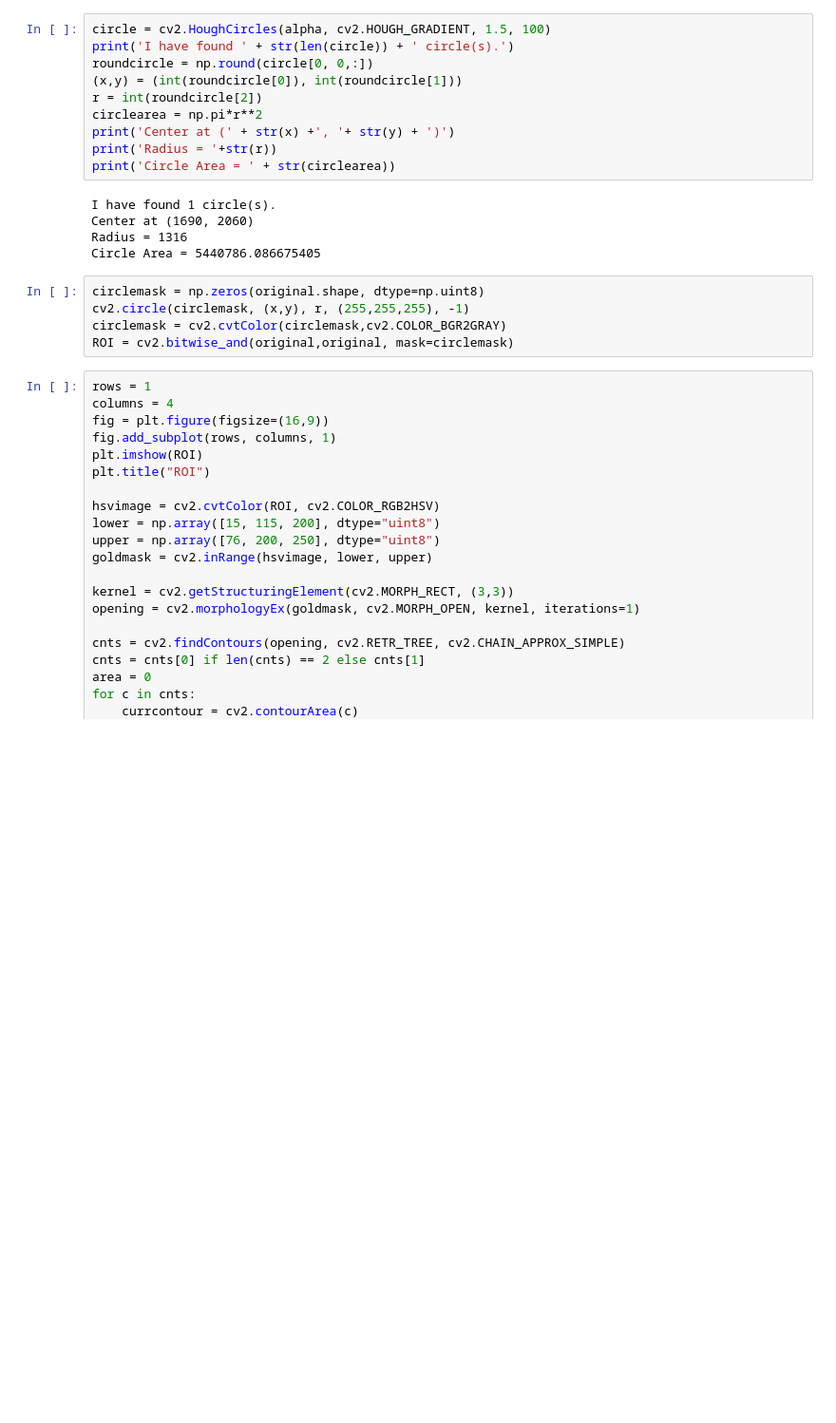
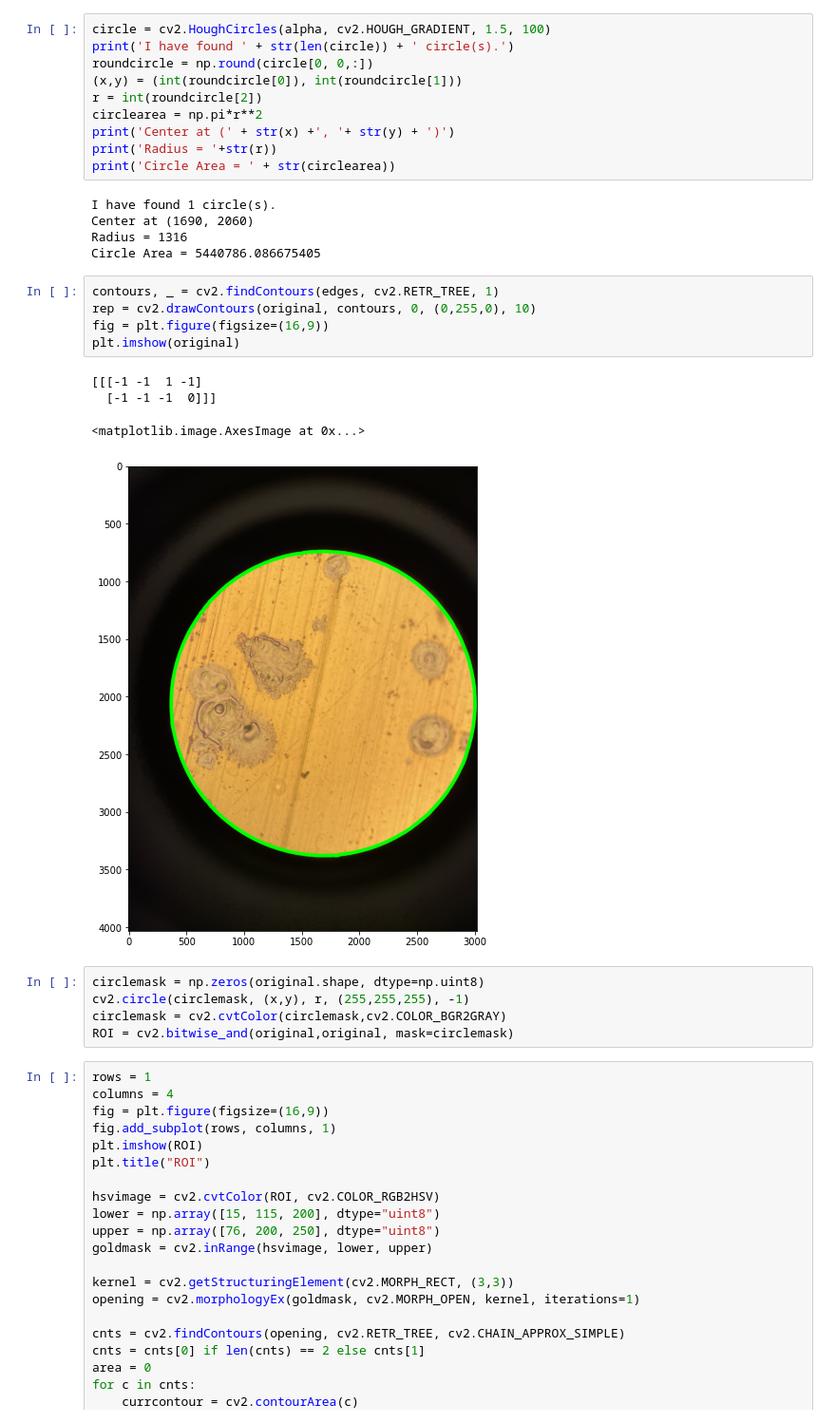
Before and after one commit to mbmassey/electrodeImageAnalysis, a Jupyter notebook: ElectrodeDemo.ipynb, the cells around one changed output. Shown: that part at 95% size. Cells and saved outputs as stored; diff of their text form; blank space fills up the shorter version.

Commit message:
Trying findContours instead of Hough Circles

```diff
--- a/ElectrodeDemo.ipynb
+++ b/ElectrodeDemo.ipynb
@@ -48,6 +48,16 @@ I have found 1 circle(s).
 Center at (1690, 2060)
 Radius = 1316
 Circle Area = 5440786.086675405
+# %%
+contours, _ = cv2.findContours(edges, cv2.RETR_TREE, 1)
+rep = cv2.drawContours(original, contours, 0, (0,255,0), 10)
+fig = plt.figure(figsize=(16,9))
+plt.imshow(original)
+# %% [output]
+[[[-1 -1  1 -1]
+  [-1 -1 -1  0]]]
+<matplotlib.image.AxesImage at 0x...>
+[figure, added]
 # %%
 circlemask = np.zeros(original.shape, dtype=np.uint8)
 cv2.circle(circlemask, (x,y), r, (255,255,255), -1)
```
Also changed, not shown: parts of 7 cells of this notebook.
